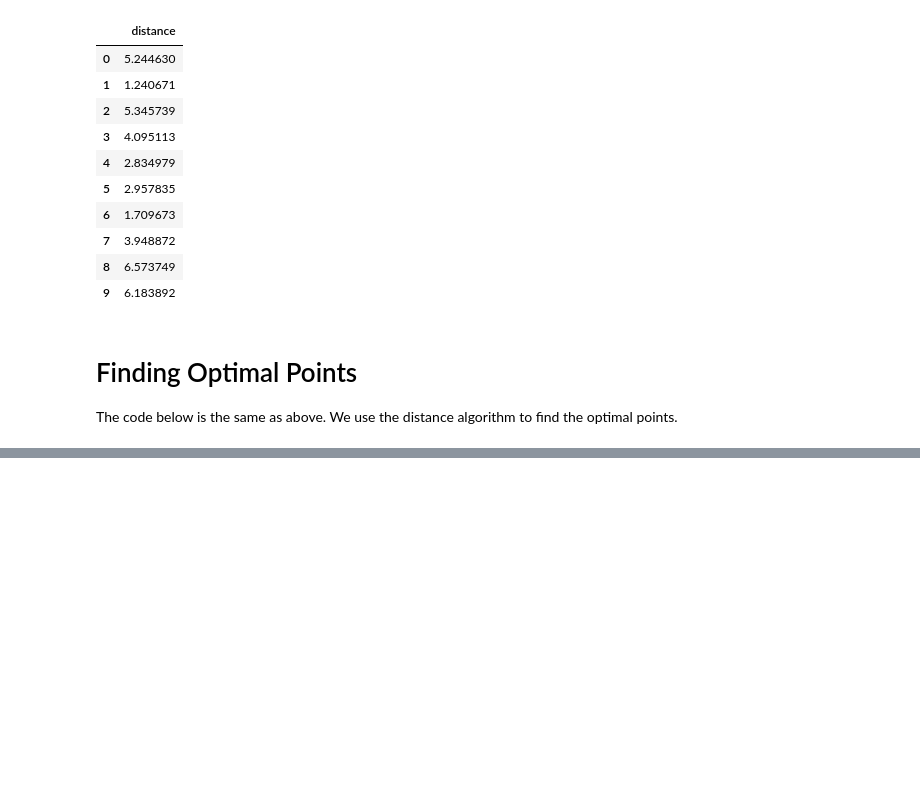
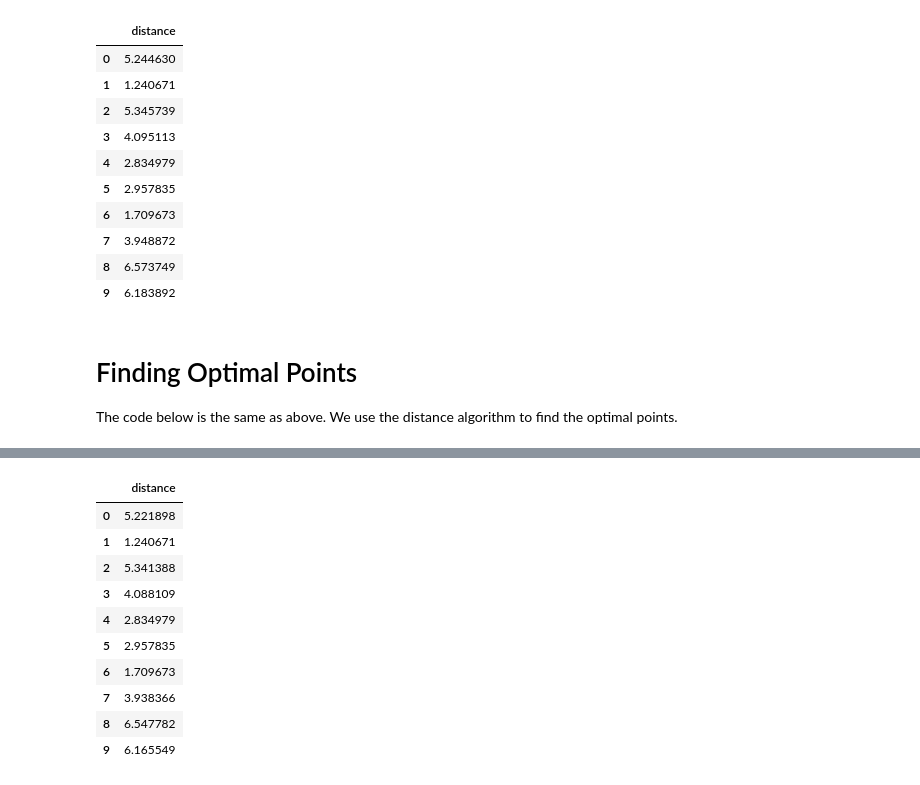
Before and after one commit to dsin85691/SSBA_For_Counterfactuals, a Jupyter notebook: displacement_algorithm_week3_5.ipynb, the cells around one changed output, grey strips where cells are left out. Cells and saved outputs as stored; diff of their text form; code cells hidden in the pictures; blank space fills up the shorter version.

```diff
--- a/displacement_algorithm_week3_5.ipynb
+++ b/displacement_algorithm_week3_5.ipynb
@@ -624,0 +678,19 @@ No artists with labels found to put in legend.  Note that artists whose label st
+# %%
+dist_df_dist_algo = pd.DataFrame(data=[], columns=["distance"])
+
+for k in range(optimal_datapts.shape[0]):
+    dist_df_dist_algo.loc[len(dist_df_dist_algo)] = J(optimal_datapts.iloc[k,0], optimal_datapts.iloc[k,1], undesired_df.iloc[k,0], undesired_df.iloc[k,1])
+
+dist_df_dist_algo
+# %% [output]
+|  | distance |
+| 0 | 5.221898 |
+| 1 | 1.240671 |
+| 2 | 5.341388 |
+| 3 | 4.088109 |
+| 4 | 2.834979 |
+| 5 | 2.957835 |
+| 6 | 1.709673 |
+| 7 | 3.938366 |
+| 8 | 6.547782 |
+| 9 | 6.165549 |
```
Also changed, not shown: parts of 8 cells of this notebook.
